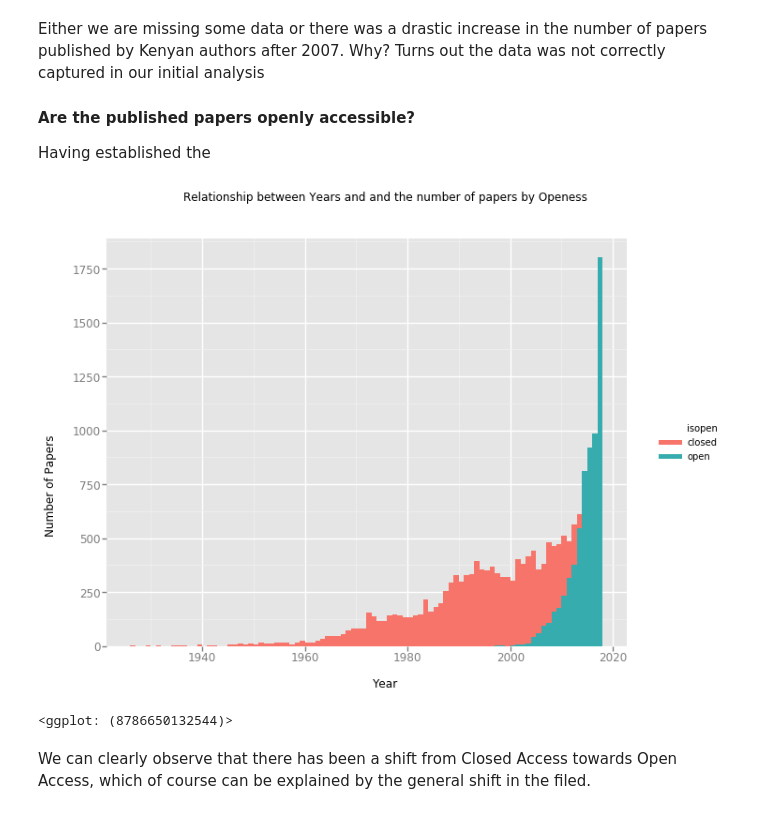
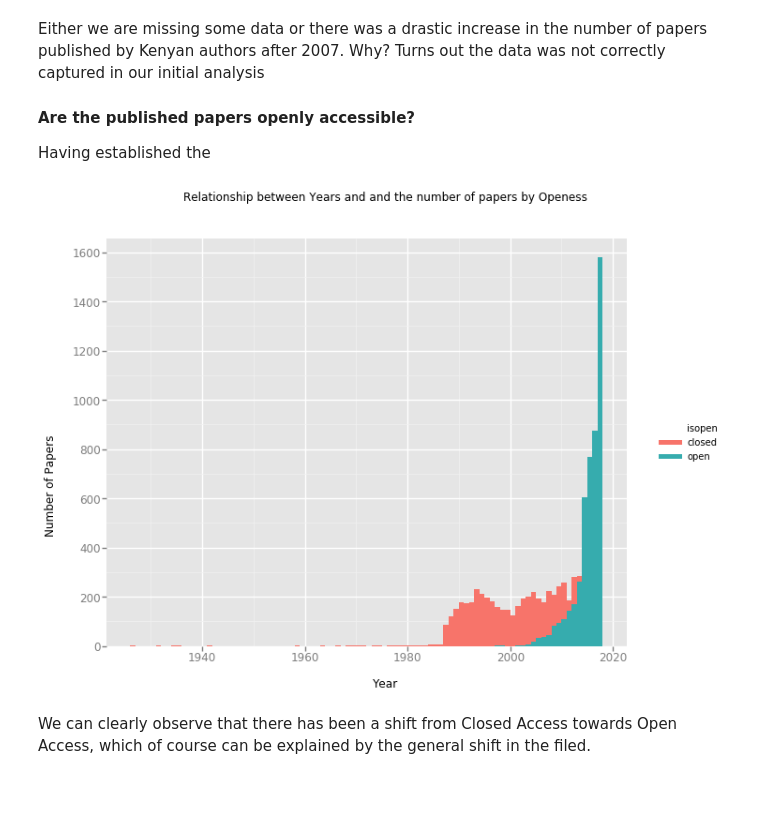
Before and after one commit to BioinfoNet/Data-mining, a Jupyter notebook: Notebooks/Data_Analysis_and_Visualization.ipynb, the cells around one changed output. Saved outputs shown, nothing was run; the diff lists cells and outputs as text; code cells hidden in the pictures.

```diff
--- a/Notebooks/Data_Analysis_and_Visualization.ipynb
+++ b/Notebooks/Data_Analysis_and_Visualization.ipynb
@@ -23,7 +23,7 @@ You can access Timestamp as pandas.Timestamp
 # %% [markdown]
 #### Then import the data
 # %%
-data = pd.read_csv('../Data/PMID_PMC_Journal_Year.csv', index_col='pmid')
+data = pd.read_csv('../Data/PMID_PMC_Journal_Year_Kenya.csv', index_col='pmid')
 # %%
 data.head()
 # %% [output]
@@ -64,13 +64,12 @@ Having established the
 # %%
 p=ggplot(data, aes(x='year', fill='isopen')) +\
     geom_histogram(binwidth=1) + \
 ggtitle("Relationship between Years and and the number of papers by Openess") \
 + xlab("Year") + ylab("Number of Papers")
 
-p.save('../plots/statusOpennessYear.png')
+p.save('../plots/statusOpennessYear_Kenya.png')
 # %% [output]
-[figure, old version]
+[figure, new version]
-<ggplot: (8786650132544)>
 # %% [markdown]
 We can clearly observe that there has been a shift from Closed Access towards Open Access, which of course can be explained by the general shift in the filed.
 # %%
```
Also changed, not shown: parts of 4 cells of this notebook, 9 other files.
